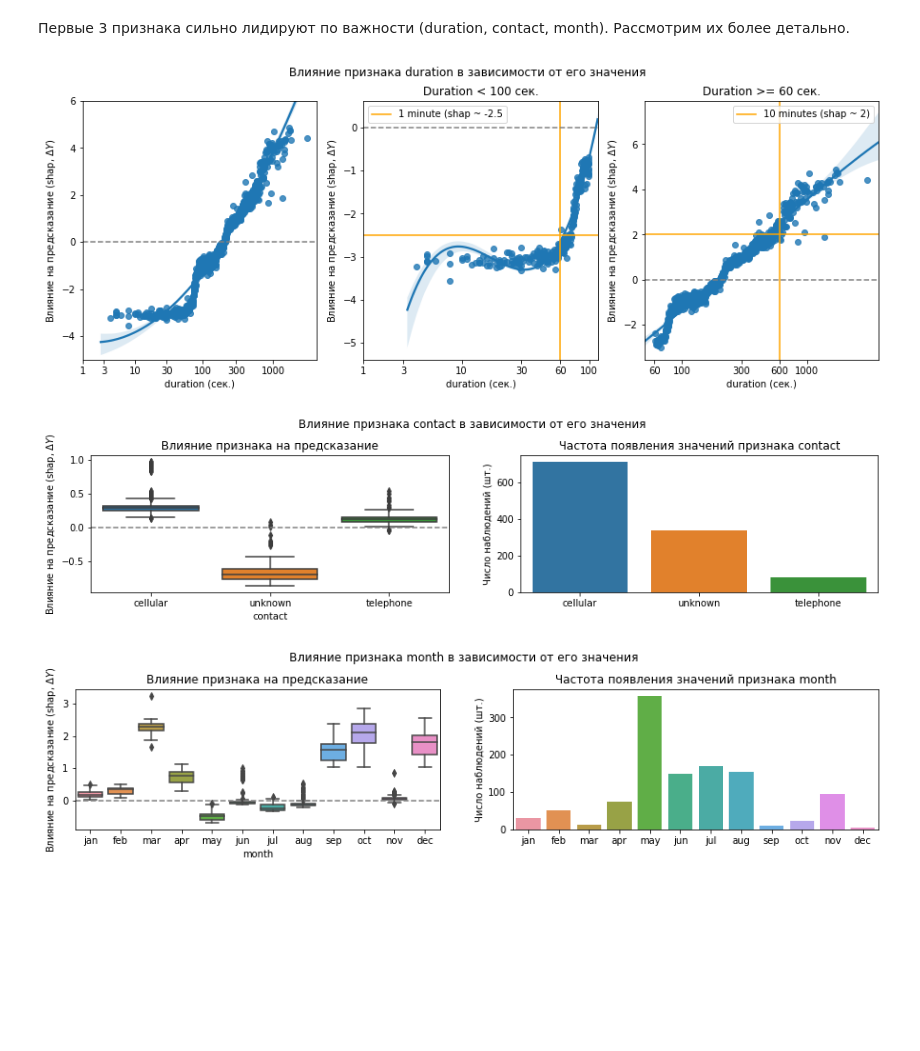
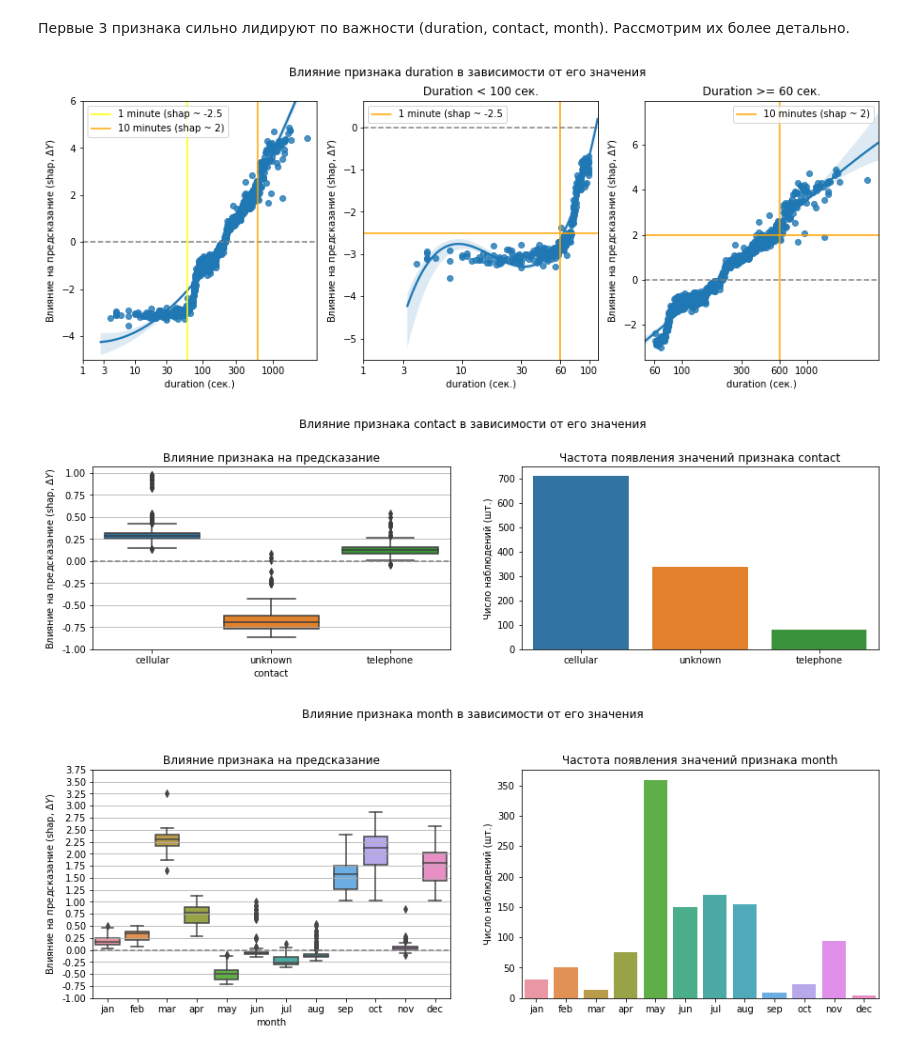
Before and after one commit to EgorDudyrev/FCA_BB_interpret, a Jupyter notebook: notebooks/2020.01.27-Implications_And_Hypotheses.ipynb, the cells around one changed output. Drawn from its saved outputs; the diff is of its cells as text; code cells hidden in the pictures; blank space fills up the shorter version.

```diff
--- a/notebooks/2020.01.27-Implications_And_Hypotheses.ipynb
+++ b/notebooks/2020.01.27-Implications_And_Hypotheses.ipynb
@@ -108,6 +108,9 @@ plt.subplot(131)
 sns.regplot(x='duration', y=f+'_shap', data=cds, order=2)
 xticks = np.array([1, 3,10,30,100,300,1000])
 plt.axhline(0, linestyle='--', color='grey')
+plt.axvline(np.log1p(60), color='yellow', label='1 minute (shap ~ -2.5')
+plt.axvline(np.log1p(600), color='orange', label='10 minutes (shap ~ 2)')
+plt.legend()
 plt.xticks(np.log1p(xticks), xticks)
 plt.ylim((-5,6))
 plt.xlabel('duration (сек.)')
@@ -142,4 +145,4 @@ plt.title('Duration >= 60 сек.')
 plt.suptitle('Влияние признака duration в зависимости от его значения')
 plt.show()
 # %% [output]
-[figure, old version]
+[figure, new version]
@@ -146,25 +158,28 @@ plt.show()
 # %%
 f = 'contact'
 cds = pd.DataFrame()
 cds[f] = X_test[f]
 cds[f+'_shap'] = sv_ds[f].values
 
-plt.figure(figsize=(15,3))
+plt.figure(figsize=(15,4))
 plt.subplot(121)
 sns.boxplot(x=f, y=f+'_shap', data=cds)
 plt.axhline(0, linestyle='--', color='grey')
 plt.ylabel(r'Влияние на предсказание (shap, $\Delta Y$)')
 plt.title('Влияние признака на предсказание')
+yticks = np.arange(-1,1.1, 0.25)
+plt.yticks(yticks, [f"{x:.2f}" for x in yticks])
+plt.grid(axis='y')
 
 plt.subplot(122)
 s_ = cds[f].value_counts()
 #s_ = s_/s_.sum()*100
 sns.barplot(x=s_.index, y=s_.values)
 plt.title(f'Частота появления значений признака {f}')
 plt.ylabel('Число наблюдений (шт.)')
 
 plt.subplots_adjust(top=0.8)
 plt.suptitle('Влияние признака contact в зависимости от его значения')
 plt.show()
 # %% [output]
-[figure, old version]
+[figure, new version]
@@ -174,12 +197,15 @@ cds = pd.DataFrame()
 cds[f] = X_test[f]
 cds[f+'_shap'] = sv_ds[f].values
 
-plt.figure(figsize=(15,3))
+plt.figure(figsize=(15,5))
 plt.subplot(121)
 sns.boxplot(x=f, y=f+'_shap', data=cds, order=['jan','feb','mar','apr','may','jun','jul','aug','sep','oct','nov','dec'])
 plt.axhline(0, linestyle='--', color='grey')
 plt.ylabel(r'Влияние на предсказание (shap, $\Delta Y$)')
 plt.title('Влияние признака на предсказание')
+yticks = np.arange(-1,4,0.25)
+plt.yticks(yticks, [f"{x:.2f}" for x in yticks])
+plt.grid(axis='y')
 
 plt.subplot(122)
 s_ = cds[f].value_counts()
@@ -193,4 +219,4 @@ plt.subplots_adjust(top=0.8)
 plt.suptitle(f'Влияние признака {f} в зависимости от его значения')
 plt.show()
 # %% [output]
-[figure, old version]
+[figure, new version]
```
Also changed, not shown: parts of 24 cells of this notebook, 1 other file.
